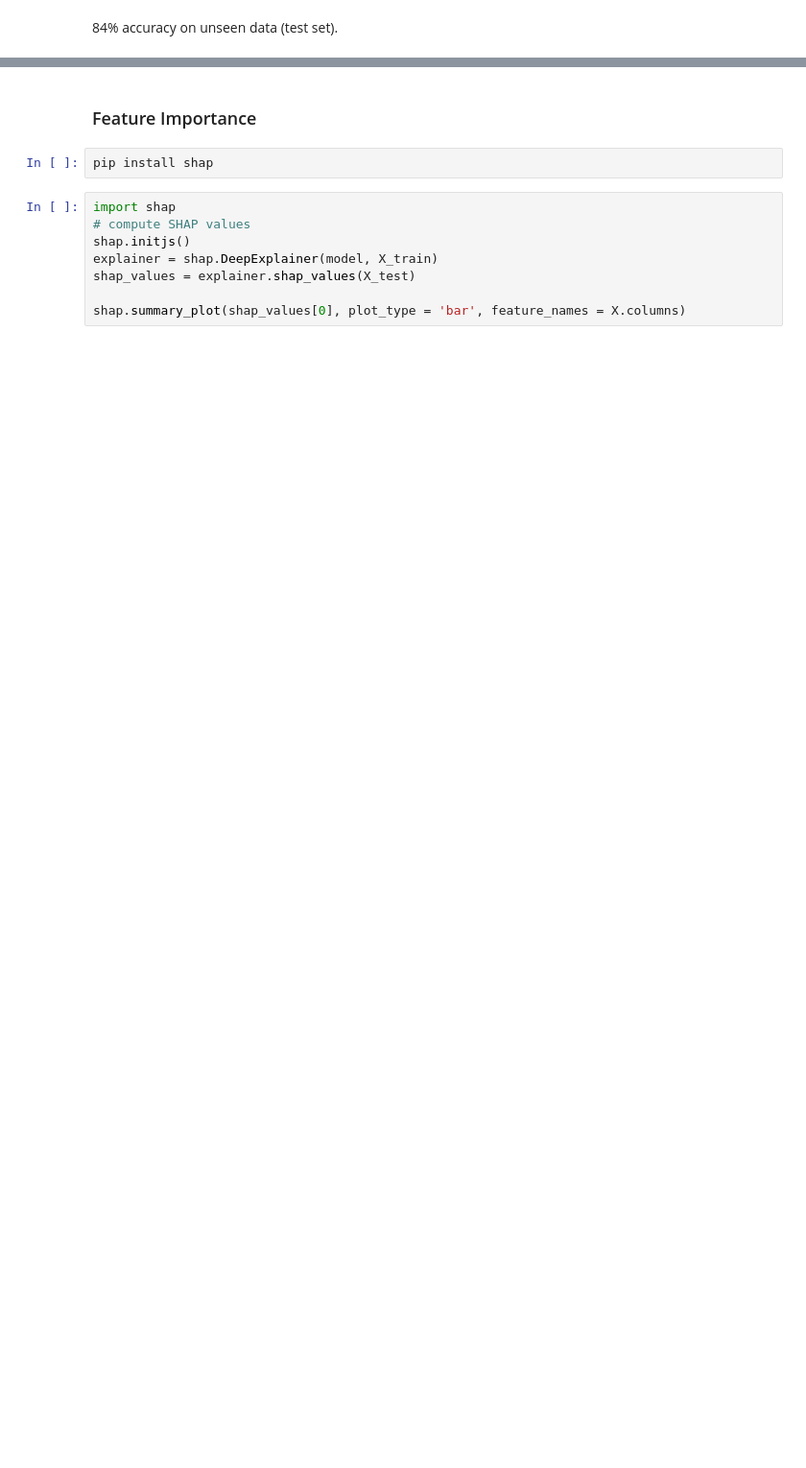
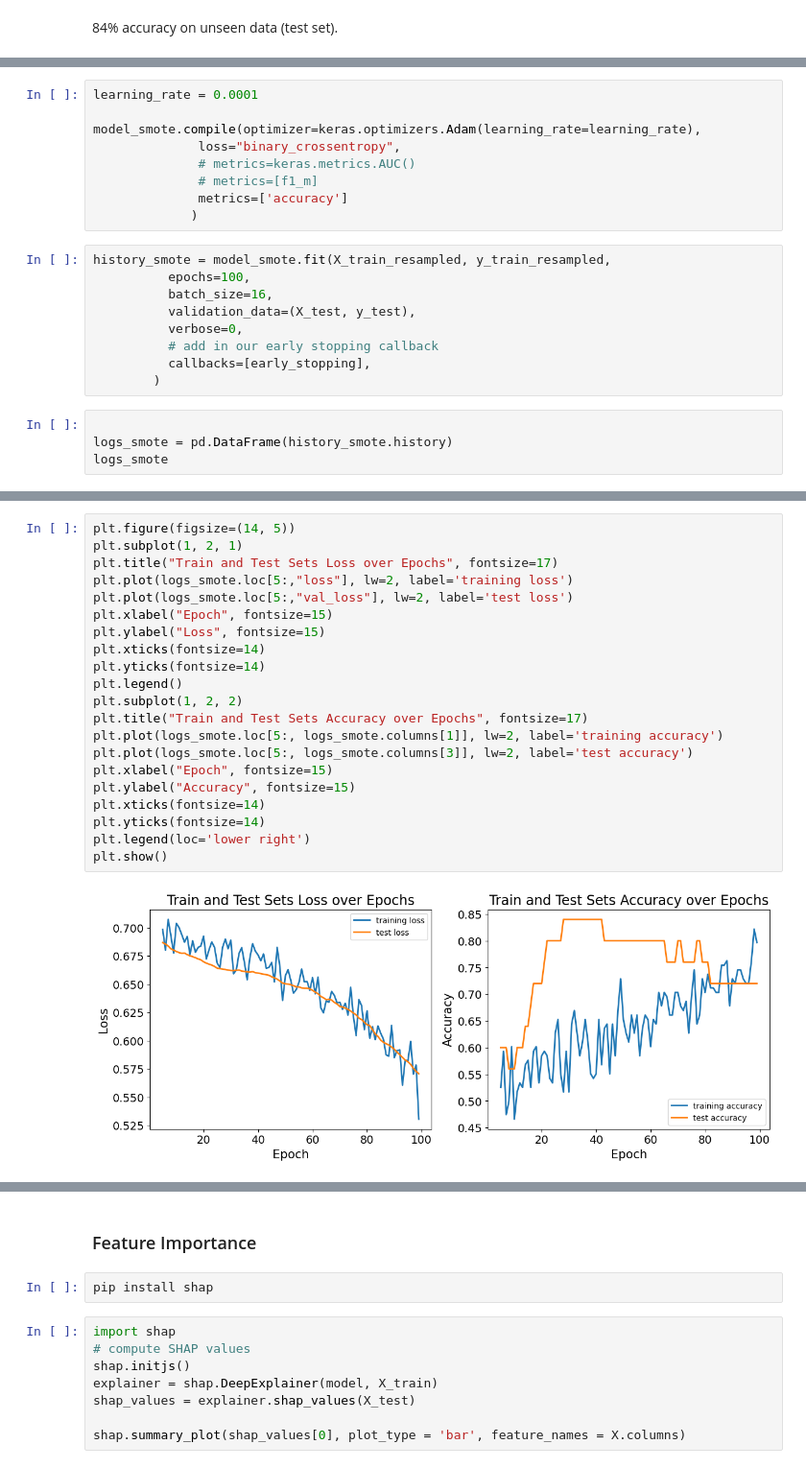
Before and after one commit to Aduomas/aviation_consequences, a Jupyter notebook: Aviation_Consequences_Prediction_Notebook.ipynb, the cells around one changed output, grey strips where cells are left out. Shown at 96% size. Cells and saved outputs as stored; diff of their text form; blank space fills up the shorter version.

```diff
--- a/Aviation_Consequences_Prediction_Notebook.ipynb
+++ b/Aviation_Consequences_Prediction_Notebook.ipynb
@@ -760,0 +763,22 @@ Test accuracy: 0.8399999737739563
+# %%
+learning_rate = 0.0001
+
+model_smote.compile(optimizer=keras.optimizers.Adam(learning_rate=learning_rate),
+              loss="binary_crossentropy",
+              # metrics=keras.metrics.AUC()
+              # metrics=[f1_m]
+              metrics=['accuracy']
+             )
+# %%
+history_smote = model_smote.fit(X_train_resampled, y_train_resampled,
+          epochs=100,
+          batch_size=16,
+          validation_data=(X_test, y_test),
+          verbose=0,
+          # add in our early stopping callback
+          callbacks=[early_stopping],
+        )
+# %%
+
+logs_smote = pd.DataFrame(history_smote.history)
+logs_smote
@@ -760,0 +799,23 @@ Test accuracy: 0.8399999737739563
+# %%
+plt.figure(figsize=(14, 5))
+plt.subplot(1, 2, 1)
+plt.title("Train and Test Sets Loss over Epochs", fontsize=17)
+plt.plot(logs_smote.loc[5:,"loss"], lw=2, label='training loss')
+plt.plot(logs_smote.loc[5:,"val_loss"], lw=2, label='test loss')
+plt.xlabel("Epoch", fontsize=15)
+plt.ylabel("Loss", fontsize=15)
+plt.xticks(fontsize=14)
+plt.yticks(fontsize=14)
+plt.legend()
+plt.subplot(1, 2, 2)
+plt.title("Train and Test Sets Accuracy over Epochs", fontsize=17)
+plt.plot(logs_smote.loc[5:, logs_smote.columns[1]], lw=2, label='training accuracy')
+plt.plot(logs_smote.loc[5:, logs_smote.columns[3]], lw=2, label='test accuracy')
+plt.xlabel("Epoch", fontsize=15)
+plt.ylabel("Accuracy", fontsize=15)
+plt.xticks(fontsize=14)
+plt.yticks(fontsize=14)
+plt.legend(loc='lower right')
+plt.show()
+# %% [output]
+[figure, added]
```
Also changed, not shown: parts of 53 cells of this notebook.
